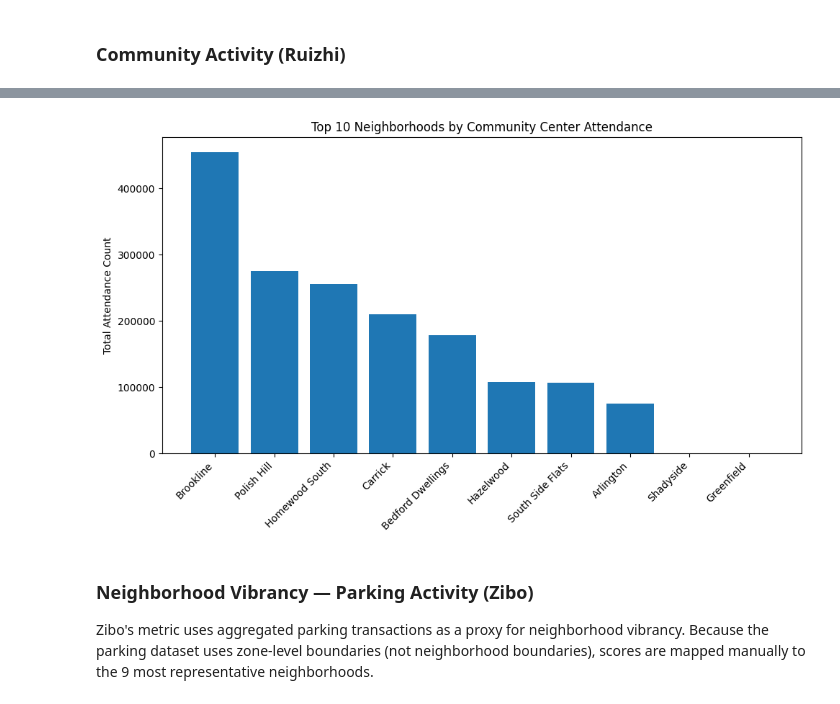
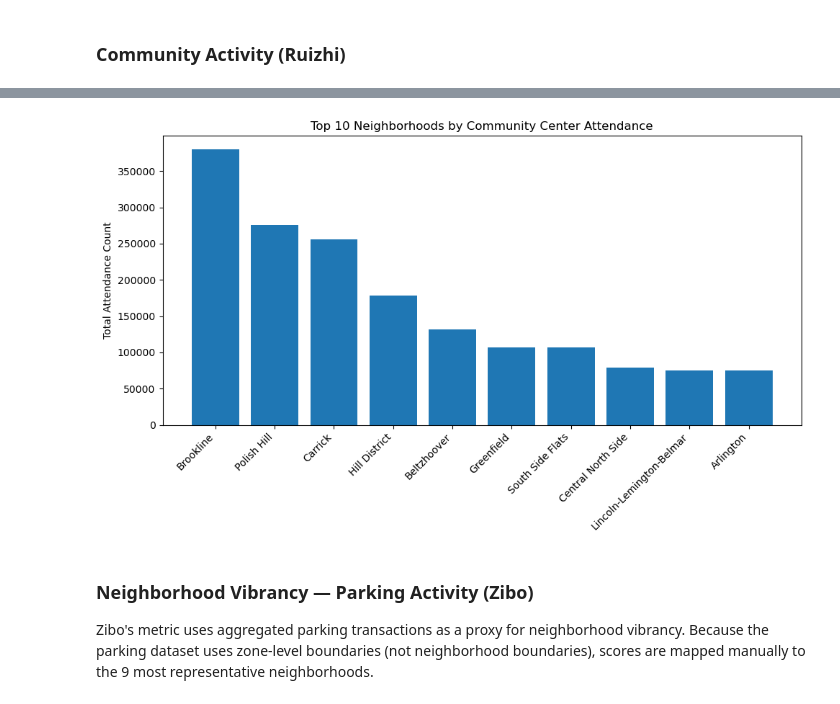
Before and after one commit to wrylht/Final-project-0011, a Jupyter notebook: combined_analysis.ipynb, the cells around one changed output, grey strips where cells are left out. Cells and saved outputs as stored; diff of their text form; code cells hidden in the pictures.

```diff
--- a/combined_analysis.ipynb
+++ b/combined_analysis.ipynb
@@ -98,36 +98,37 @@ plt.show()
 cc_raw = pd.read_csv(data('Community_Center_Daily_Attendance.csv'))
 
 center_to_neighborhood = {
-    'West Penn Community Center':   'Polish Hill',
-    'West Penn Fields':             'Polish Hill',
-    'West Penn Pool':               'Polish Hill',
-    'Arlington Community Center':   'Arlington',
-    'Arlington Field':              'Arlington',
-    'Magee Community Center':       'Hazelwood',
-    'Gladstone Field':              'Hazelwood',
-    'Phillips Community Center':    'Homewood South',
-    'Phillips Park Field':          'Homewood South',
-    'Moore Pool':                   'Homewood South',
-    'Warrington Community Center':  'Carrick',
-    'Jefferson Community Center':   'Carrick',
-    'Jefferson Recreation Center':  'Carrick',
-    'Burgwin Field':                'Carrick',
-    'Warrington Field':             'Carrick',
-    'Paulson Community Center':     'Brookline',
-    'Brookline Community Center':   'Brookline',
-    'Paulson Field':                'Brookline',
-    'Ammon Community Center':       'Bedford Dwellings',
-    'Ammon Pool':                   'Bedford Dwellings',
-    'Ammon Park':                   'Bedford Dwellings',
-    'Ormsby Community Center':      'South Side Flats',
-    'Ormsby Field (Playground)':    'South Side Flats',
-    'Mellon Tennis Center':         'Shadyside',
-    'Schenley Ice Rink':            'Squirrel Hill South',
-    'Frazier Park':                 'Greenfield',
-    'Frick Environmental Center':   'Point Breeze',
-    'Highland Pool':                'Highland Park',
+    "Brookline Community Center": "Brookline",
+    "West Penn Community Center": "Polish Hill",
+    "Phillips Community Center": "Carrick",
+    "Ammon Community Center": "Hill District",
+    "Warrington Community Center": "Beltzhoover",
+    "Magee Community Center": "Greenfield",
+    "Ormsby Community Center": "South Side Flats",
+    "Jefferson Community Center": "Central North Side",
+    "Arlington Community Center": "Arlington",
+    "Paulson Community Center": "Lincoln-Lemington-Belmar",
+
+    "Phillips Park Field": "Carrick",
+    "Gladstone Field": "Hazelwood",
+    "Ormsby Field (Playground)": "South Side Flats",
+    "Paulson Field": "Lincoln-Lemington-Belmar",
+    "Mellon Tennis Center": "Shadyside",
+    "West Penn Fields": "Polish Hill",
+    "West Penn Pool": "Polish Hill",
+    "Frazier Park": "South Oakland",
+    "Ammon Pool": "Hill District",
+    "Jefferson Recreation Center": "Central North Side",
+    "Schenley Ice Rink": "Squirrel Hill South",
+    "Warrington Field": "Beltzhoover",
+    "Highland Pool": "Highland Park",
+    "Arlington Field": "South Side Slopes",
+    "Burgwin Field": "Hazelwood",
+    "Frick Environmental Center": "Squirrel Hill South",
+    "Moore Pool": "Brookline",
+    "Ammon Park": "Hill District"
 }
-
+print(f"Total neighborhoods in community data: {len(community_df)}")
 cc_raw['neighborhood'] = cc_raw['center_name'].map(center_to_neighborhood)
 cc_grouped = cc_raw.groupby('neighborhood')['attendance_count'].sum().reset_index()
 cc_grouped.columns = ['neighborhood', 'score']
@@ -161,4 +163,4 @@ plt.show()
-[figure, old version]
+[figure, new version]
 # %% [markdown]
 ### Neighborhood Vibrancy — Parking Activity (Zibo)
 
```
Also changed, not shown: parts of 10 cells of this notebook.
